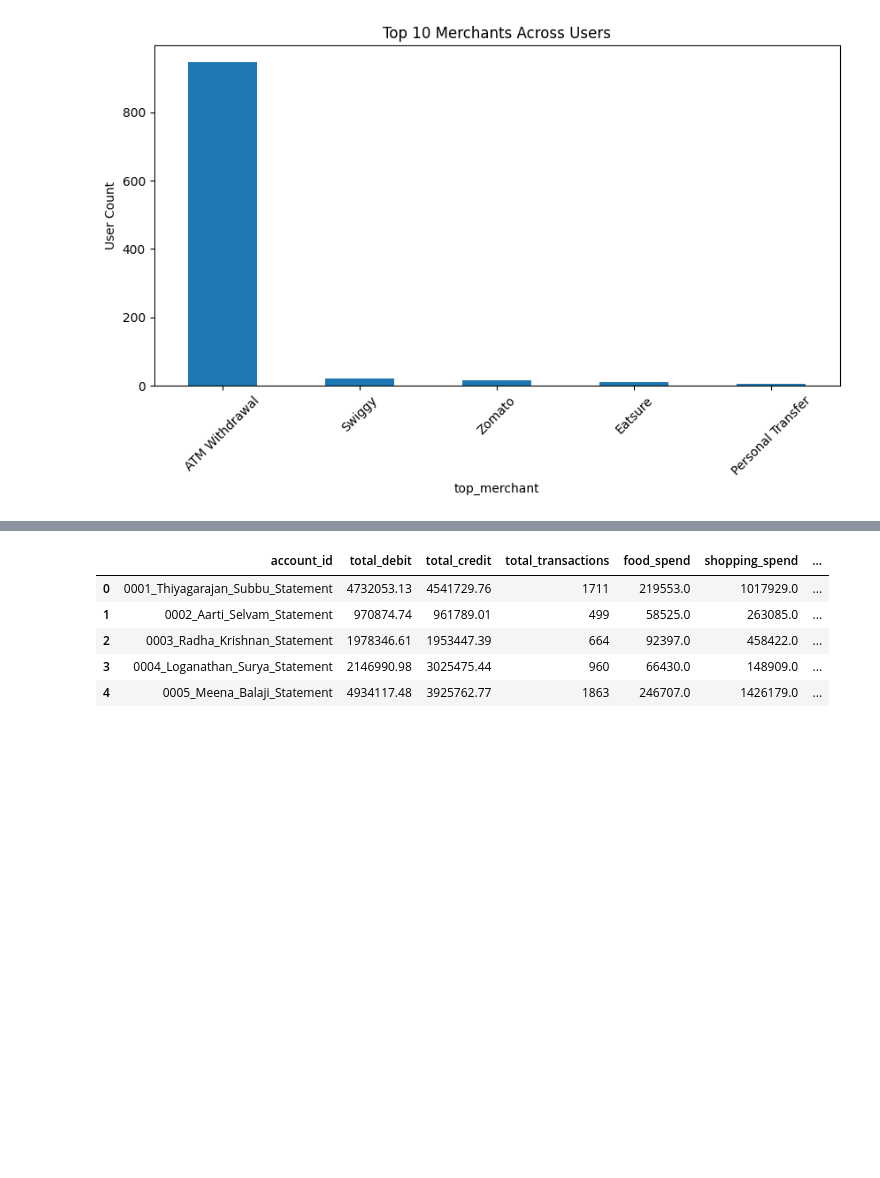
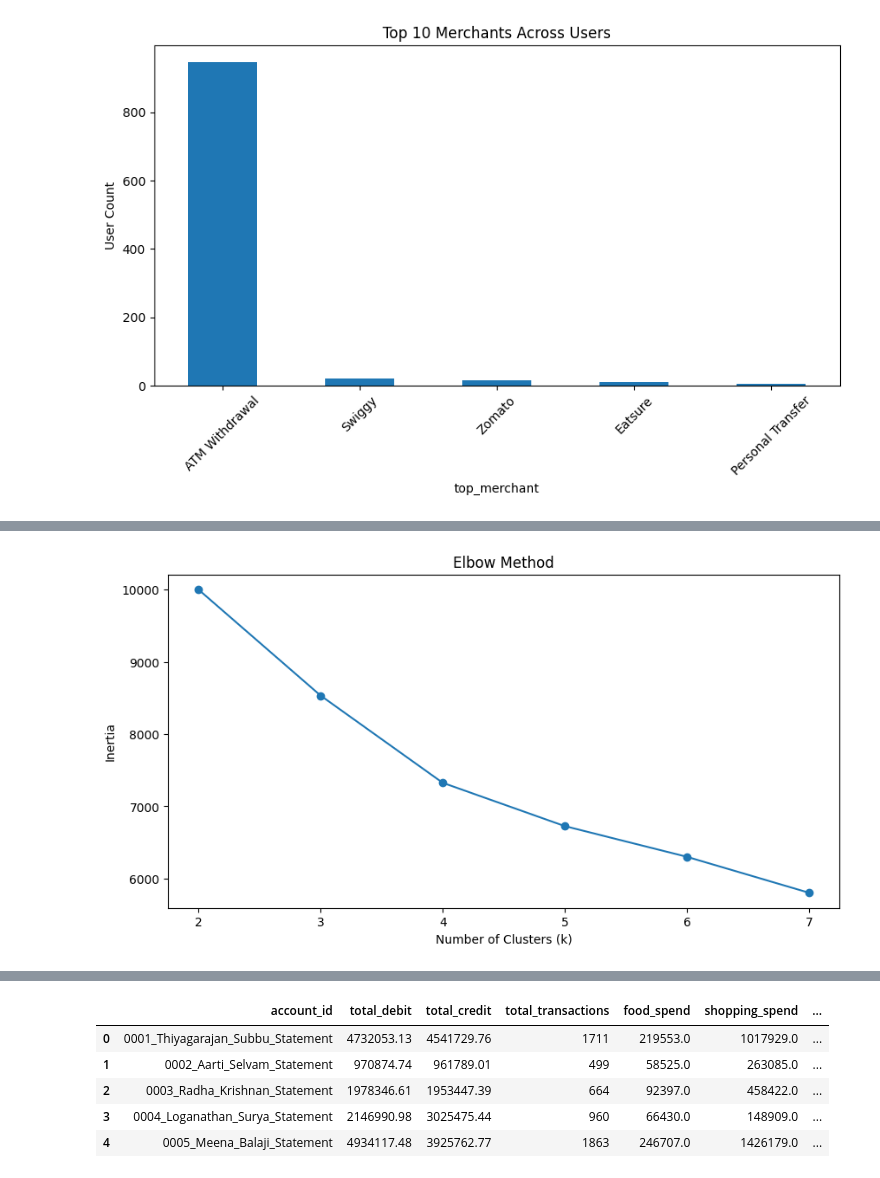
Before and after one commit to ShigilSasi/Axis_Bank_Intelligent_Product_-_Offer_Recommendation_System_using_Machine_Learning, a Jupyter notebook: Recommendation_engine.ipynb, the cells around one changed output, grey strips where cells are left out. Saved outputs shown, nothing was run; the diff lists cells and outputs as text; code cells hidden in the pictures; blank space fills up the shorter version.

```diff
--- a/Recommendation_engine.ipynb
+++ b/Recommendation_engine.ipynb
@@ -523,0 +578,40 @@ plt.show()
+# %%
+spend_cols = ['food_spend', 'shopping_spend', 'transport_spend', 'rent_spend', 'emi_spend', 'utility_spend']
+
+df[spend_cols] = df[spend_cols].fillna(0)
+
+df = df[df['total_transactions'] > 0].reset_index(drop=True)
+# %%
+features = [
+    'total_debit', 'total_credit', 'total_transactions',
+    'food_spend', 'shopping_spend', 'transport_spend',
+    'rent_spend', 'emi_spend', 'utility_spend',
+    'upi_txn', 'pos_txn', 'neft_txn',
+    'savings_ratio', 'emi_ratio', 'food_ratio', 'digital_ratio'
+]
+
+X = df[features]
+# %%
+scaler = StandardScaler()
+
+X_scaled = scaler.fit_transform(X)
+# %%
+inertia = []
+silhouette_scores = []
+k_range = range(2, 8)
+
+for k in k_range:
+    kmeans = KMeans(n_clusters=k, random_state=42)
+    labels = kmeans.fit_predict(X_scaled)
+
+    inertia.append(kmeans.inertia_)
+    silhouette_scores.append(silhouette_score(X_scaled, labels))
+
+plt.figure(figsize=(10, 5))
+plt.plot(k_range, inertia, marker='o')
+plt.xlabel('Number of Clusters (k)')
+plt.ylabel('Inertia')
+plt.title('Elbow Method')
+plt.show()
+# %% [output]
+[figure, added]
```
Also changed, not shown: parts of 12 cells of this notebook.
